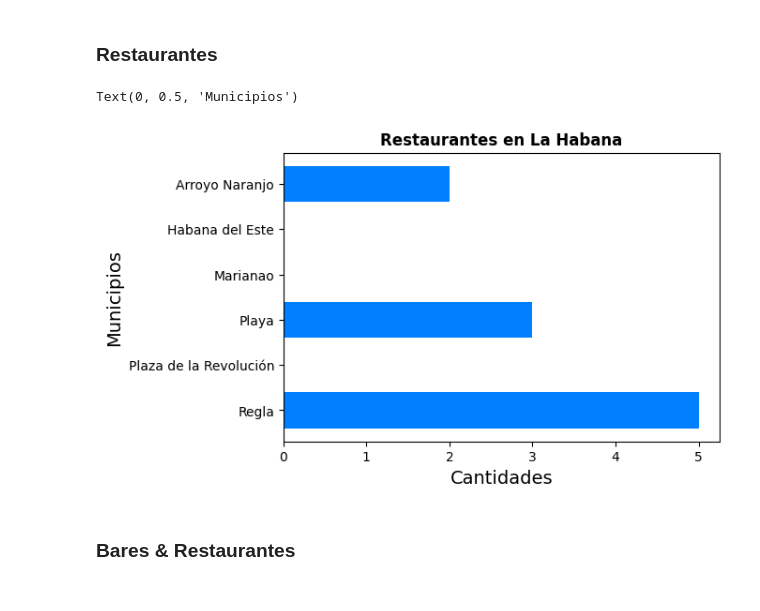
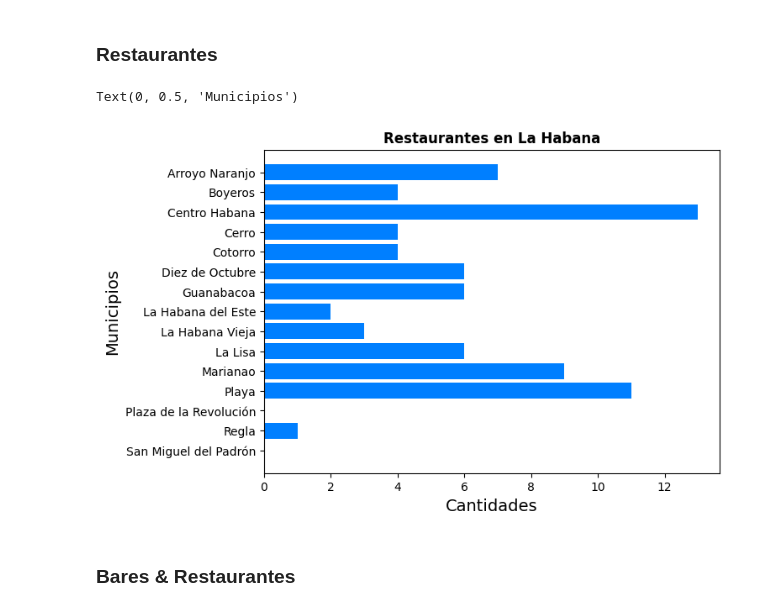
Before and after one commit to liandeveloper/its_possible, a Jupyter notebook: notebook.ipynb, the cells around one changed output. Saved outputs shown, nothing was run; the diff lists cells and outputs as text; code cells hidden in the pictures.

```diff
--- a/notebook.ipynb
+++ b/notebook.ipynb
@@ -144,28 +192,64 @@ df_he = places(df, ['restaurante'], 'habana del este')
+# %%
+# Todos los establecimientos que son restaurantes de cada municipio
+df_restaurants_an = places(df, ['restaurante'], 'arroyo naranjo')
+df_restaurants_bo = places(df, ['restaurante'], 'boyeros')
+df_restaurants_ce = places(df, ['restaurante'], 'centro habana')
+df_restaurants_cr = places(df, ['restaurante'], 'cerro')
+df_restaurants_co = places(df, ['restaurante'], 'cotorro')
+df_restaurants_do = places(df, ['restaurante'], 'diez de octubre')
+df_restaurants_gu = places(df, ['restaurante'], 'guanabacoa')
+df_restaurants_he = places(df, ['restaurante'], 'habana del este')
+df_restaurants_hv = places(df, ['restaurante'], 'la habana vieja')
+df_restaurants_li = places(df, ['restaurante'], 'la lisa')
+df_restaurants_ma = places(df, ['restaurante'], 'marianao')
+df_restaurants_pl = places(df, ['restaurante'], 'playa')
+df_restaurants_pr = places(df, ['restaurante'], 'plaza de la revolución')
+df_restaurants_re = places(df, ['restaurante'], 'regla')
+df_restaurants_sm = places(df, ['restaurante'], 'san miguel del padrón')
 # %%
 establishments = [
     'Arroyo Naranjo',
-    'Habana del Este',
+    'Boyeros',
+    'Centro Habana',
+    'Cerro',
+    'Cotorro',
+    'Diez de Octubre',
+    'Guanabacoa',
+    'La Habana del Este',
+    'La Habana Vieja',
+    'La Lisa',
     'Marianao',
     'Playa',
     'Plaza de la Revolución',
-    'Regla'
+    'Regla',
+    'San Miguel del Padrón'
 ]
 values = [
-    len(df_pl),
-    len(df_re),
-    len(df_ma),
-    len(df_an),
-    len(df_pr),
-    len(df_he)
+    len(df_restaurants_an),
+    len(df_restaurants_bo),
+    len(df_restaurants_ce),
+    len(df_restaurants_cr),
+    len(df_restaurants_co),
+    len(df_restaurants_do),
+    len(df_restaurants_gu),
+    len(df_restaurants_he),
+    len(df_restaurants_hv),
+    len(df_restaurants_li),
+    len(df_restaurants_ma),
+    len(df_restaurants_pl),
+    len(df_restaurants_pr),
+    len(df_restaurants_re),
+    len(df_restaurants_sm),
 ]
 
-plt.figure(figsize=(6, 4))
-plt.barh(establishments[::-1], values, color=['#007FFF'])
+# Gráfica de barras horizontal
+plt.figure(figsize=(7, 5))
+plt.barh(establishments[::-1], values[::-1], color=['#007FFF'])
 plt.title('Restaurantes en La Habana', fontweight='bold')
 plt.xlabel('Cantidades', fontsize='14')
 plt.ylabel('Municipios', fontsize='14')
 # %% [output]
 Text(0, 0.5, 'Municipios')
-[figure, old version]
+[figure, new version]
 # %% [markdown]
 ### Bares & Restaurantes
```
Also changed, not shown: parts of 40 cells of this notebook, 4 other files.
